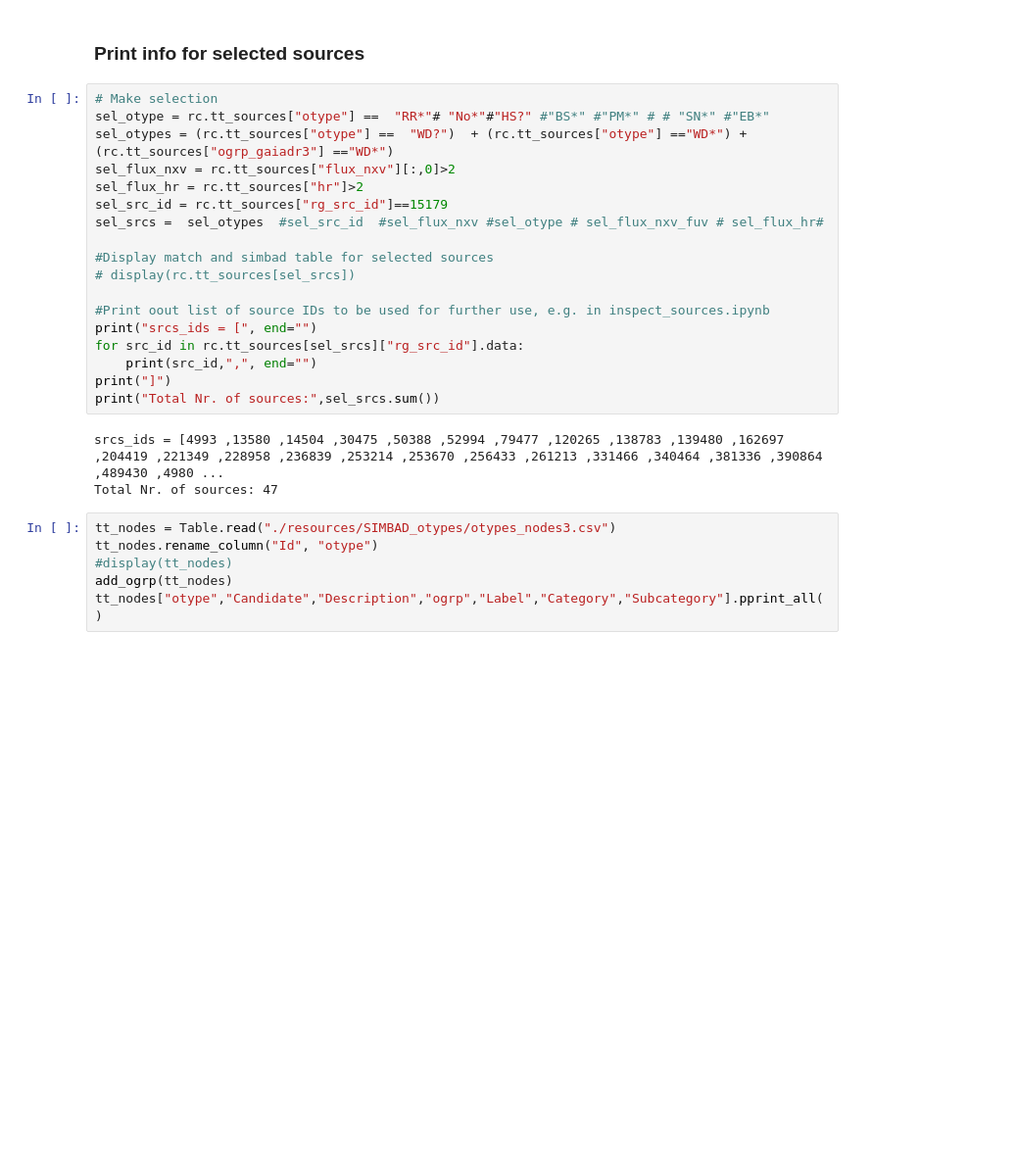
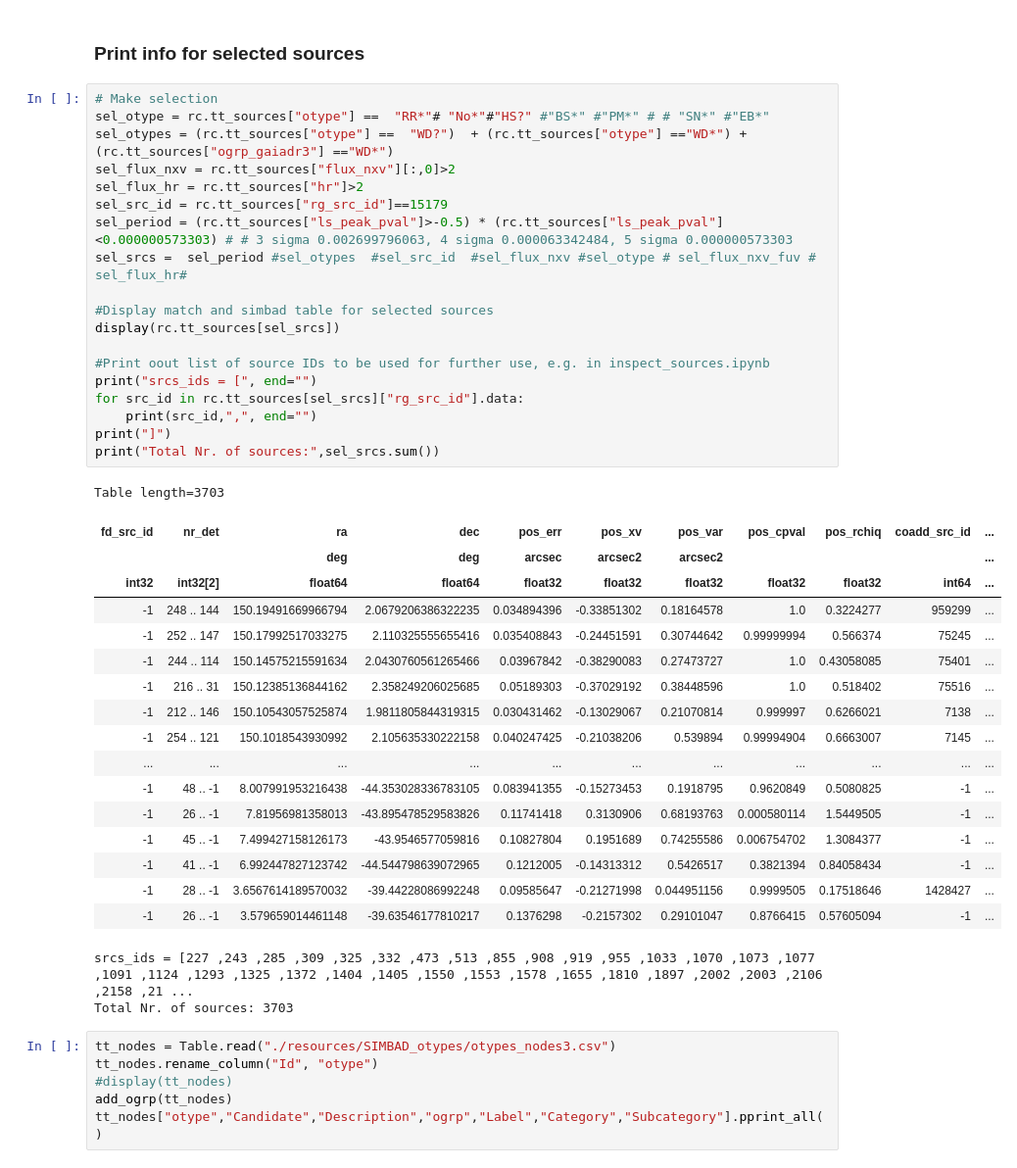
Before and after one commit to rbuehler/vasca, a Jupyter notebook: vasca/examples/cross_match.ipynb, the cells around one changed output. Shown at 98% size. Drawn from its saved outputs; the diff is of its cells as text; blank space fills up the shorter version.

```diff
--- a/vasca/examples/cross_match.ipynb
+++ b/vasca/examples/cross_match.ipynb
@@ -189,24 +192,42 @@ plt.show()
 # %%
 # Make selection
 sel_otype = rc.tt_sources["otype"] ==  "RR*"# "No*"#"HS?" #"BS*" #"PM*" # # "SN*" #"EB*"
 sel_otypes = (rc.tt_sources["otype"] ==  "WD?")  + (rc.tt_sources["otype"] =="WD*") + (rc.tt_sources["ogrp_gaiadr3"] =="WD*")
 sel_flux_nxv = rc.tt_sources["flux_nxv"][:,0]>2
 sel_flux_hr = rc.tt_sources["hr"]>2
 sel_src_id = rc.tt_sources["rg_src_id"]==15179
-sel_srcs =  sel_otypes  #sel_src_id  #sel_flux_nxv #sel_otype # sel_flux_nxv_fuv # sel_flux_hr#
+sel_period = (rc.tt_sources["ls_peak_pval"]>-0.5) * (rc.tt_sources["ls_peak_pval"]<0.000000573303) # # 3 sigma 0.002699796063, 4 sigma 0.000063342484, 5 sigma 0.000000573303
+sel_srcs =  sel_period #sel_otypes  #sel_src_id  #sel_flux_nxv #sel_otype # sel_flux_nxv_fuv # sel_flux_hr#
 
 #Display match and simbad table for selected sources
-# display(rc.tt_sources[sel_srcs])
+display(rc.tt_sources[sel_srcs])
 
 #Print oout list of source IDs to be used for further use, e.g. in inspect_sources.ipynb
 print("srcs_ids = [", end="")
 for src_id in rc.tt_sources[sel_srcs]["rg_src_id"].data:
     print(src_id,",", end="")
 print("]")
 print("Total Nr. of sources:",sel_srcs.sum())
 # %% [output]
-srcs_ids = [4993 ,13580 ,14504 ,30475 ,50388 ,52994 ,79477 ,120265 ,138783 ,139480 ,162697 ,204419 ,221349 ,228958 ,236839 ,253214 ,253670 ,256433 ,261213 ,331466 ,340464 ,381336 ,390864 ,489430 ,4980 ...
-Total Nr. of sources: 47
+Table length=3703
+| fd_src_id | nr_det | ra | dec | pos_err | pos_xv | pos_var | pos_cpval | pos_rchiq | coadd_src_id | ... |
+|  |  | deg | deg | arcsec | arcsec2 | arcsec2 |  |  |  | ... |
+| int32 | int32[2] | float64 | float64 | float32 | float32 | float32 | float32 | float32 | int64 | ... |
+| -1 | 248 .. 144 | 150.19491669966794 | 2.0679206386322235 | 0.034894396 | -0.33851302 | 0.18164578 | 1.0 | 0.3224277 | 959299 | ... |
+| -1 | 252 .. 147 | 150.17992517033275 | 2.110325555655416 | 0.035408843 | -0.24451591 | 0.30744642 | 0.99999994 | 0.566374 | 75245 | ... |
+| -1 | 244 .. 114 | 150.14575215591634 | 2.0430760561265466 | 0.03967842 | -0.38290083 | 0.27473727 | 1.0 | 0.43058085 | 75401 | ... |
+| -1 | 216 .. 31 | 150.12385136844162 | 2.358249206025685 | 0.05189303 | -0.37029192 | 0.38448596 | 1.0 | 0.518402 | 75516 | ... |
+| -1 | 212 .. 146 | 150.10543057525874 | 1.9811805844319315 | 0.030431462 | -0.13029067 | 0.21070814 | 0.999997 | 0.6266021 | 7138 | ... |
+| -1 | 254 .. 121 | 150.1018543930992 | 2.105635330222158 | 0.040247425 | -0.21038206 | 0.539894 | 0.99994904 | 0.6663007 | 7145 | ... |
+| ... | ... | ... | ... | ... | ... | ... | ... | ... | ... | ... |
+| -1 | 48 .. -1 | 8.007991953216438 | -44.353028336783105 | 0.083941355 | -0.15273453 | 0.1918795 | 0.9620849 | 0.5080825 | -1 | ... |
+| -1 | 26 .. -1 | 7.81956981358013 | -43.895478529583826 | 0.11741418 | 0.3130906 | 0.68193763 | 0.000580114 | 1.5449505 | -1 | ... |
+| -1 | 45 .. -1 | 7.499427158126173 | -43.9546577059816 | 0.10827804 | 0.1951689 | 0.74255586 | 0.006754702 | 1.3084377 | -1 | ... |
+| -1 | 41 .. -1 | 6.992447827123742 | -44.544798639072965 | 0.1212005 | -0.14313312 | 0.5426517 | 0.3821394 | 0.84058434 | -1 | ... |
+| -1 | 28 .. -1 | 3.6567614189570032 | -39.44228086992248 | 0.09585647 | -0.21271998 | 0.044951156 | 0.9999505 | 0.17518646 | 1428427 | ... |
+| -1 | 26 .. -1 | 3.579659014461148 | -39.63546177810217 | 0.1376298 | -0.2157302 | 0.29101047 | 0.8766415 | 0.57605094 | -1 | ... |
+srcs_ids = [227 ,243 ,285 ,309 ,325 ,332 ,473 ,513 ,855 ,908 ,919 ,955 ,1033 ,1070 ,1073 ,1077 ,1091 ,1124 ,1293 ,1325 ,1372 ,1404 ,1405 ,1550 ,1553 ,1578 ,1655 ,1810 ,1897 ,2002 ,2003 ,2106 ,2158 ,21 ...
+Total Nr. of sources: 3703
 # %%
 tt_nodes = Table.read("./resources/SIMBAD_otypes/otypes_nodes3.csv")
 tt_nodes.rename_column("Id", "otype")
```
Also changed, not shown: parts of 2 cells of this notebook, 3 other files.
